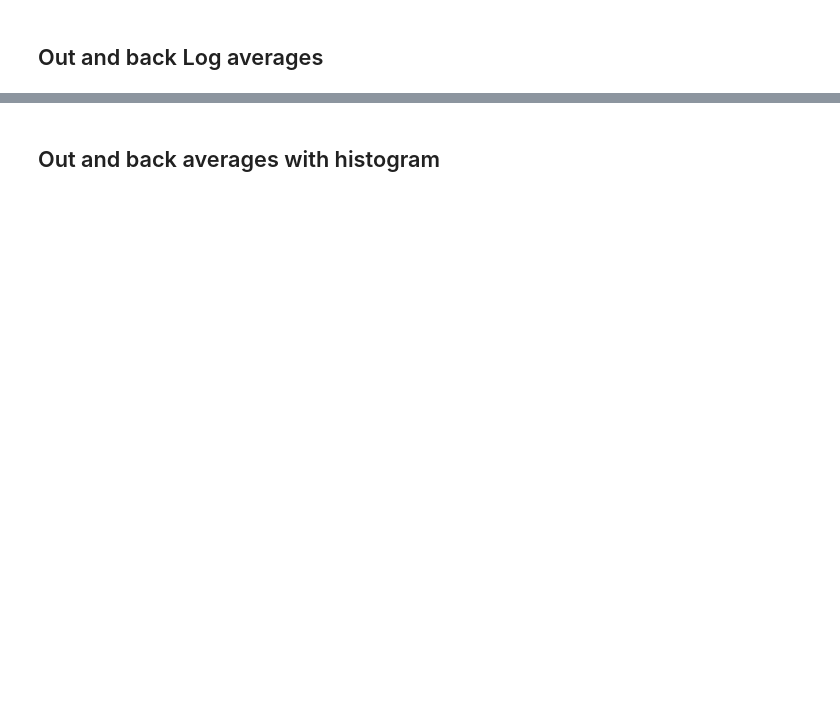
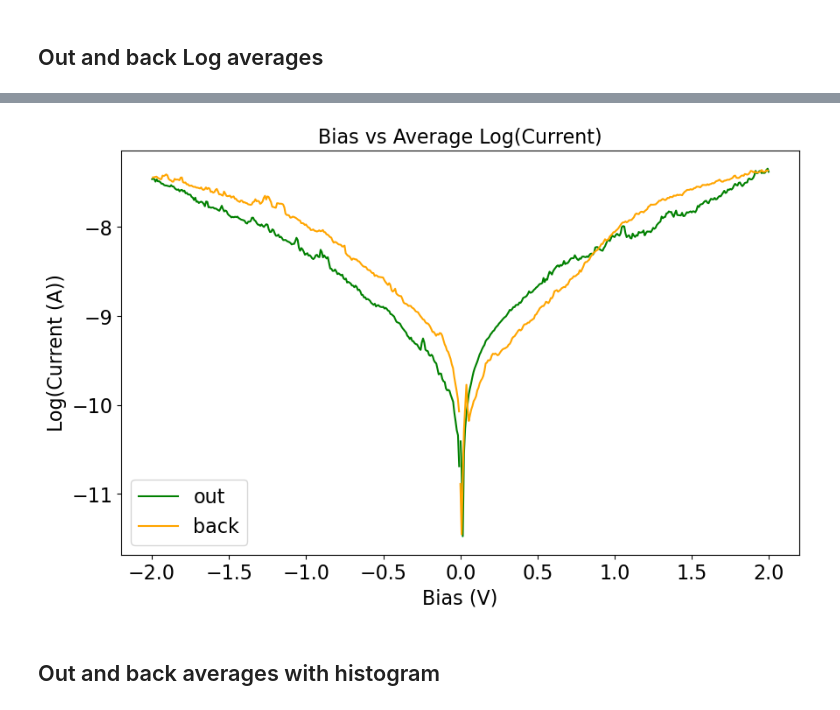
Before and after one commit to jamesnewson/FX40-CAFM-Analysis, a Jupyter notebook: FX40_CAFM_Plotting.ipynb, the cells around one changed output, grey strips where cells are left out. Drawn from its saved outputs; the diff is of its cells as text; code cells hidden in the pictures; blank space fills up the shorter version.

```diff
--- a/FX40_CAFM_Plotting.ipynb
+++ b/FX40_CAFM_Plotting.ipynb
@@ -375,3 +406,37 @@ plt.show()
+# %%
+title = "Bias vs Average Log(Current)"
+
+outCurrentPAvg = np.log10(np.abs(np.nanmean(np.array(outDataP["Current"].tolist())*1e-9,axis=0)))
+outCurrentPSEM = np.log10(np.abs(stats.sem(np.array(outDataP["Current"].tolist())*1e-9, axis=0, nan_policy='omit')))
+backCurrentPAvg = np.log10(np.abs(np.nanmean(np.array(backDataP["Current"].tolist())*1e-9,axis=0)))
+backCurrentPSEM = np.log10(np.abs(stats.sem(np.array(backDataP["Current"].tolist())*1e-9, axis=0, nan_policy='omit')))
+outCurrentNAvg = np.log10(np.abs(np.nanmean(np.array(outDataN["Current"].tolist())*1e-9,axis=0)))
+outCurrentNSEM = np.log10(np.abs(stats.sem(np.array(outDataN["Current"].tolist())*1e-9, axis=0, nan_policy='omit')))
+backCurrentNAvg = np.log10(np.abs(np.nanmean(np.array(backDataN["Current"].tolist())*1e-9,axis=0)))
+backCurrentNSEM = np.log10(np.abs(stats.sem(np.array(backDataN["Current"].tolist())*1e-9, axis=0, nan_policy='omit')))
+
+plt.figure(figsize=(10, 6))
+plt.plot(outDataP["Bias"].iloc[0], outCurrentPAvg , label="out", color="green")
+#plt.fill_between(outDataP["Bias"].iloc[0], outCurrentPAvg - outCurrentPSEM, outCurrentPAvg + outCurrentPSEM, color="green", alpha=0.4)
+plt.plot(backDataP["Bias"].iloc[0], backCurrentPAvg, label="back", color="orange")
+#plt.fill_between(backDataP["Bias"].iloc[0], backCurrentPAvg - backCurrentPSEM, backCurrentPAvg + backCurrentPSEM, color="orange", alpha=0.4)
+plt.plot(outDataN["Bias"].iloc[0], outCurrentNAvg , color="green")
+#plt.fill_between(outDataN["Bias"].iloc[0], outCurrentNAvg - outCurrentNSEM, outCurrentNAvg + outCurrentNSEM, color="green", alpha=0.4)
+plt.plot(backDataN["Bias"].iloc[0], backCurrentNAvg, color="orange")
+#plt.fill_between(backDataN["Bias"].iloc[0], backCurrentNAvg - backCurrentNSEM, backCurrentNAvg + backCurrentNSEM, color="orange", alpha=0.4)
+plt.xlabel("Bias (V)")
+if "Normalized" in file:
+    plt.ylabel("Log(Current (A)) per molecule")
+else:
+    plt.ylabel("Log(Current (A))")
+plt.title(title)
+plt.legend()
+
+#save_plots(folder, title)
+
+plt.show()
+# %% [output]
+[figure, added]
 # %% [markdown]
 ## Out and back averages with histogram
 # %%
```
Also changed, not shown: parts of 8 cells of this notebook, 2 other files.
